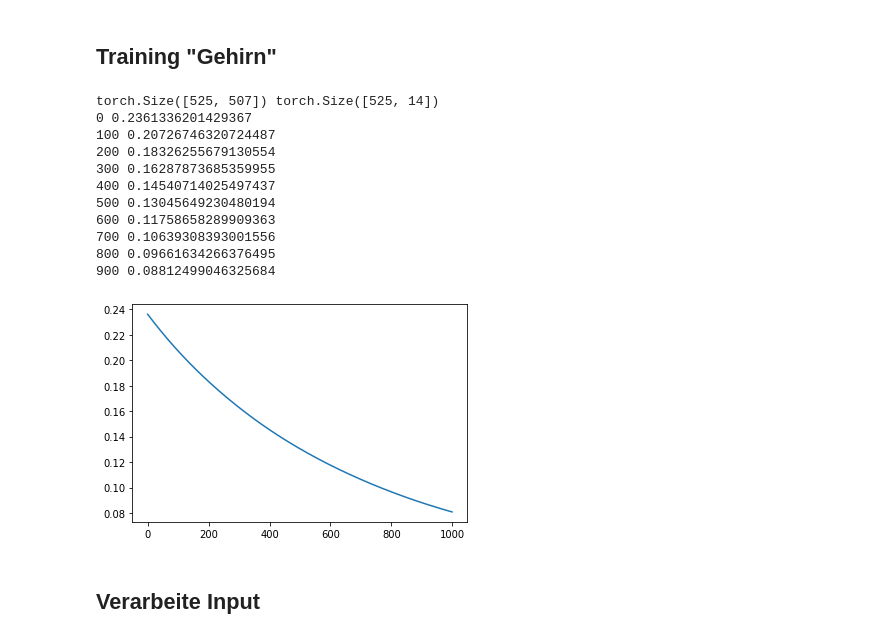
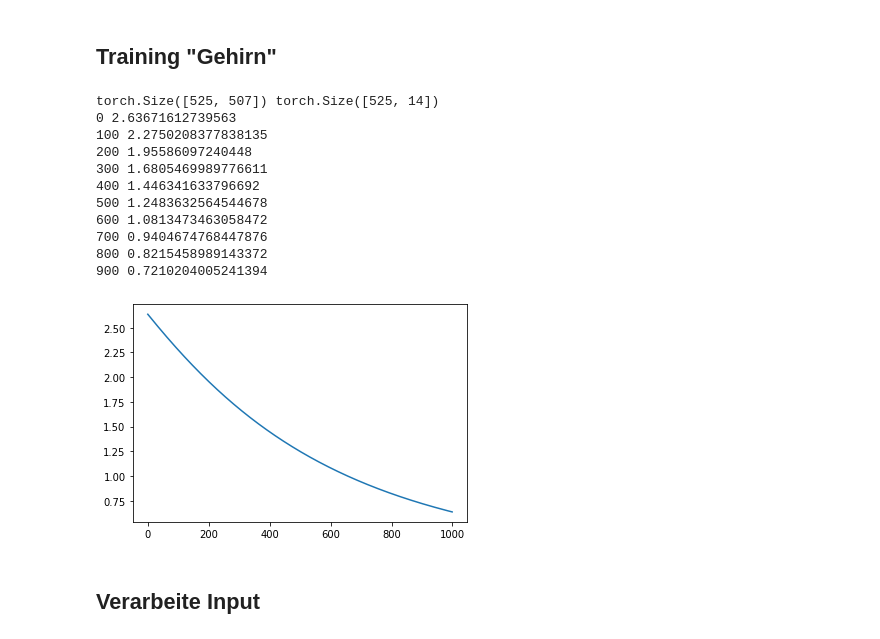
Before and after one commit to ollihansen90/ChaBoDoc_Chatbot, a Jupyter notebook: ChatBot.ipynb, the cells around one changed output. Cells and saved outputs as stored; diff of their text form; code cells hidden in the pictures.

```diff
--- a/ChatBot.ipynb
+++ b/ChatBot.ipynb
@@ -134,36 +128,37 @@ print(dim_in, dim_out)
 # %%
 optimizer = torch.optim.Adam(model.parameters(), lr=1e-3)
 loss_func = F.cross_entropy
 
 n_epochs = 1000
 lossliste = torch.zeros(n_epochs)
 
 print(training.shape, output.shape)
 for epoch in range(n_epochs):
+    optimizer.zero_grad()
     out = model(training)
     loss = loss_func(out, output)
     loss.backward()
     optimizer.step()
     lossliste[epoch] = loss.item()
     if epoch%100==0:
         print(epoch, loss.item())
 
 plt.figure()
 plt.plot(lossliste.cpu().numpy())
 plt.show()
 # %% [output]
 torch.Size([525, 507]) torch.Size([525, 14])
-0 0.2361336201429367
-100 0.20726746320724487
-200 0.18326255679130554
-300 0.16287873685359955
-400 0.14540714025497437
-500 0.13045649230480194
-600 0.11758658289909363
-700 0.10639308393001556
-800 0.09661634266376495
-900 0.08812499046325684
+0 2.63671612739563
+100 2.2750208377838135
+200 1.95586097240448
+300 1.6805469989776611
+400 1.446341633796692
+500 1.2483632564544678
+600 1.0813473463058472
+700 0.9404674768447876
+800 0.8215458989143372
+900 0.7210204005241394
-[figure, old version]
+[figure, new version]
 # %% [markdown]
 ## Verarbeite Input
 # %%
```
Also changed, not shown: parts of 3 cells of this notebook.
